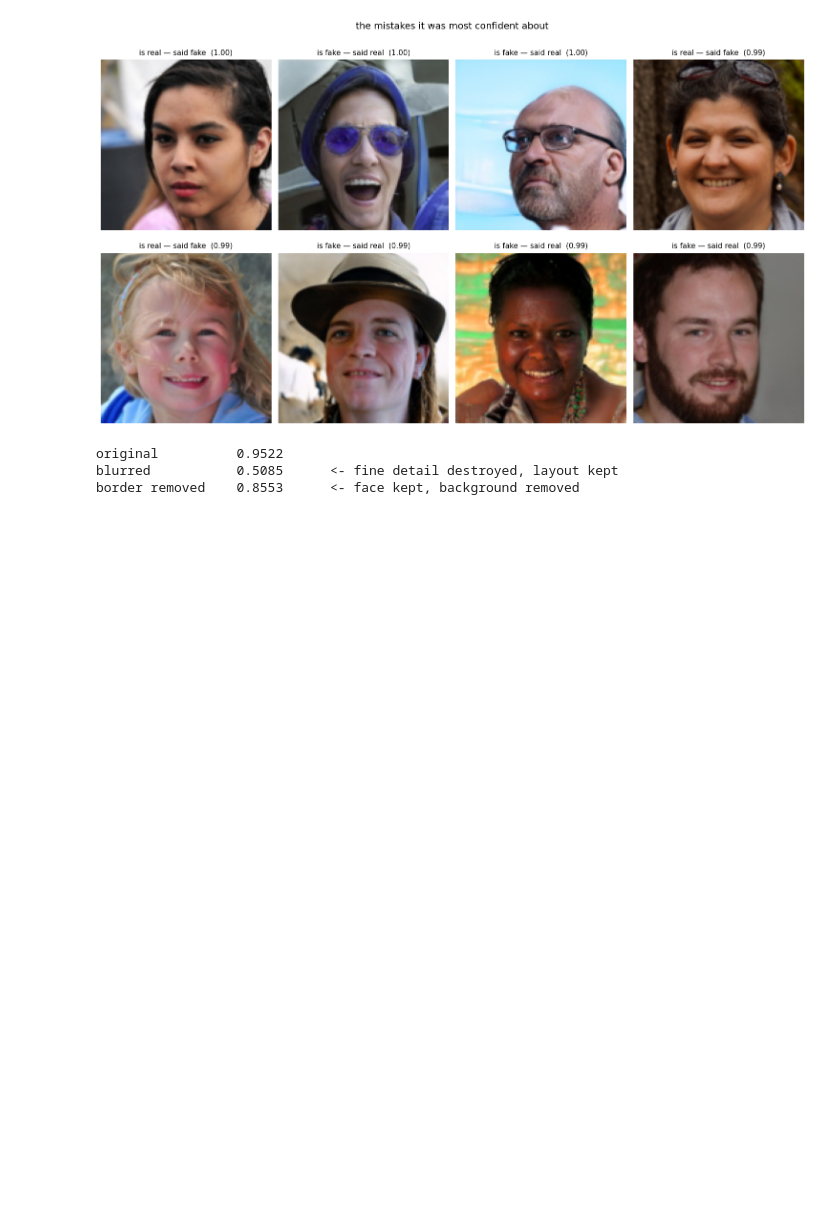
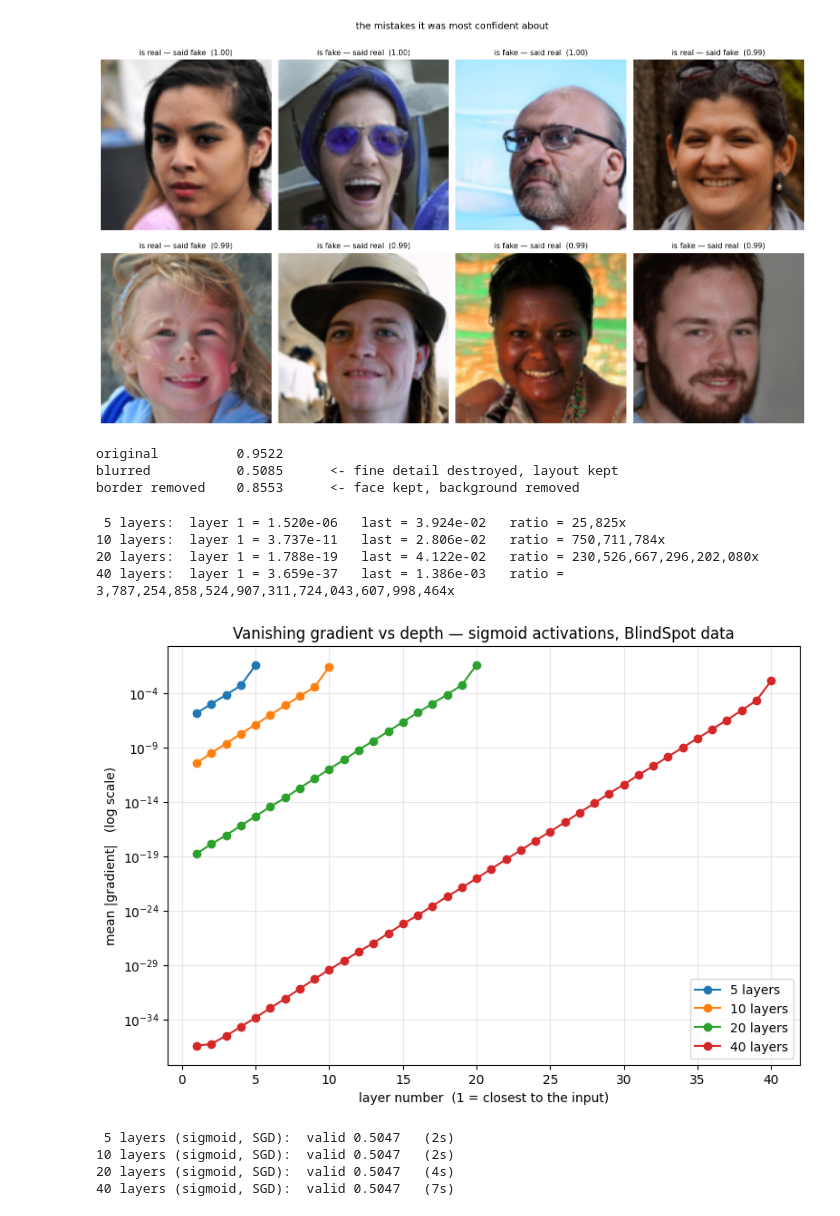
Before and after one commit to HarshitPandey-2021/blindspot, a Jupyter notebook: notebooks/04-detector.ipynb, the cells around one changed output. Cells and saved outputs as stored; diff of their text form; code cells hidden in the pictures; blank space fills up the shorter version.

Commit message:
Day 6: vanishing gradient depth sweep + accuracy by depth

```diff
--- a/notebooks/04-detector.ipynb
+++ b/notebooks/04-detector.ipynb
@@ -492,3 +492,72 @@ print(f"border removed    {acc_under(mask_border):.4f}      <- face kept, backgr
 original          0.9522
 blurred           0.5085      <- fine detail destroyed, layout kept
 border removed    0.8553      <- face kept, background removed
+# %%
+import matplotlib.pyplot as plt
+
+IN = 3 * 128 * 128
+
+def make_mlp(depth, act, width=128):
+    layers = [nn.Flatten(), nn.Linear(IN, width), act()]
+    for _ in range(depth - 2):
+        layers += [nn.Linear(width, width), act()]
+    layers += [nn.Linear(width, 2)]
+    return nn.Sequential(*layers).to(device)
+
+def grad_profile(model, X, Y, bs=128):
+    """One batch, one backward pass. Mean |gradient| at each Linear layer."""
+    loss = nn.CrossEntropyLoss()(model(X[:bs].float()/255.0), Y[:bs])
+    model.zero_grad()
+    loss.backward()
+    return [m.weight.grad.abs().mean().item() for m in model if isinstance(m, nn.Linear)]
+
+depths = [5, 10, 20, 40]
+plt.figure(figsize=(9, 6))
+for d in depths:
+    torch.manual_seed(0)
+    g = grad_profile(make_mlp(d, nn.Sigmoid), Xtr, Ytr)
+    print(f"{d:2d} layers:  layer 1 = {g[0]:.3e}   last = {g[-1]:.3e}   "
+          f"ratio = {g[-1]/g[0]:,.0f}x")
+    plt.semilogy(range(1, len(g)+1), g, marker="o", label=f"{d} layers")
+
+plt.xlabel("layer number  (1 = closest to the input)")
+plt.ylabel("mean |gradient|   (log scale)")
+plt.title("Vanishing gradient vs depth — sigmoid activations, BlindSpot data")
+plt.legend(); plt.grid(True, alpha=0.3)
+plt.savefig("/kaggle/working/grad_depth_sweep.png", dpi=150, bbox_inches="tight")
+plt.show()
+# %% [output]
+ 5 layers:  layer 1 = 1.520e-06   last = 3.924e-02   ratio = 25,825x
+10 layers:  layer 1 = 3.737e-11   last = 2.806e-02   ratio = 750,711,784x
+20 layers:  layer 1 = 1.788e-19   last = 4.122e-02   ratio = 230,526,667,296,202,080x
+40 layers:  layer 1 = 3.659e-37   last = 1.386e-03   ratio = 3,787,254,858,524,907,311,724,043,607,998,464x
+[figure, added]
+# %%
+def quick_train(model, X, Y, Xv, Yv, epochs=3, bs=128, lr=0.1):
+    opt = torch.optim.SGD(model.parameters(), lr=lr)   # plain SGD, see note above
+    loss_fn = nn.CrossEntropyLoss()
+    n = X.size(0)
+    for ep in range(epochs):
+        model.train()
+        perm = torch.randperm(n, device=device)
+        for i in range(0, n, bs):
+            b = perm[i:i+bs]
+            loss = loss_fn(model(X[b].float()/255.0), Y[b])
+            opt.zero_grad(); loss.backward(); opt.step()
+    model.eval(); c = 0
+    with torch.no_grad():
+        for i in range(0, Xv.size(0), 256):
+            c += (model(Xv[i:i+256].float()/255.0).argmax(1) == Yv[i:i+256]).sum().item()
+    return c / Xv.size(0)
+
+acc_by_depth = {}
+for d in depths:
+    torch.manual_seed(0)
+    t0 = time.time()
+    acc_by_depth[d] = quick_train(make_mlp(d, nn.Sigmoid), Xtr, Ytr, Xva, Yva, epochs=3)
+    print(f"{d:2d} layers (sigmoid, SGD):  valid {acc_by_depth[d]:.4f}   ({time.time()-t0:.0f}s)")
+# %% [output]
+ 5 layers (sigmoid, SGD):  valid 0.5047   (2s)
+10 layers (sigmoid, SGD):  valid 0.5047   (2s)
+20 layers (sigmoid, SGD):  valid 0.5047   (4s)
+40 layers (sigmoid, SGD):  valid 0.5047   (7s)
```
Also changed, not shown: parts of 7 cells of this notebook, 3 other files.
